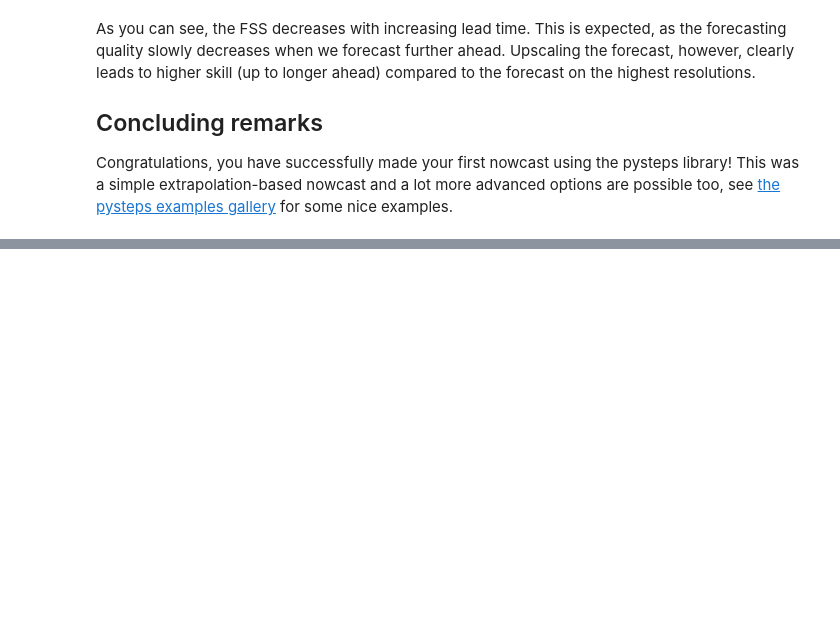
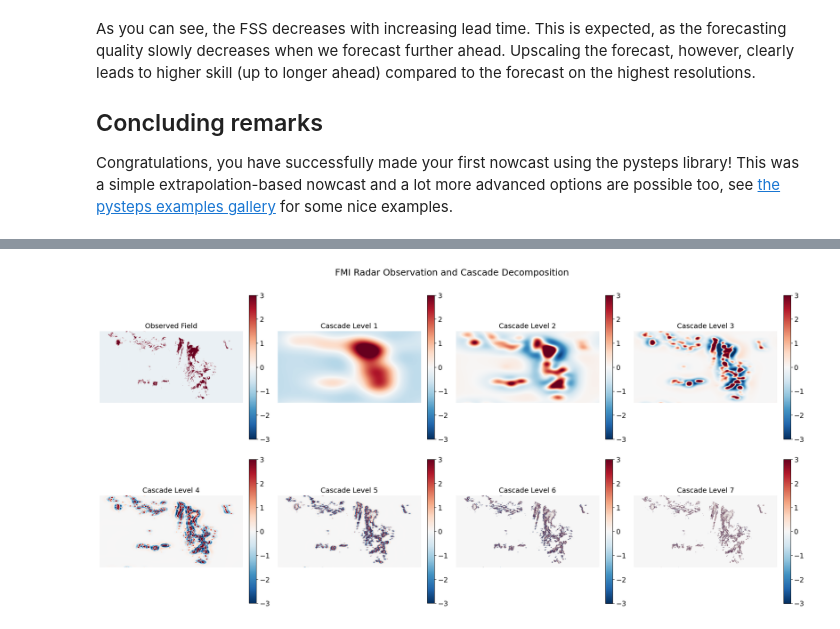
Before and after one commit to anhilator666/weather, a Jupyter notebook: examples/my_first_nowcast.ipynb, the cells around one changed output, grey strips where cells are left out. Saved outputs shown, nothing was run; the diff lists cells and outputs as text; code cells hidden in the pictures; blank space fills up the shorter version.

```diff
--- a/examples/my_first_nowcast.ipynb
+++ b/examples/my_first_nowcast.ipynb
@@ -600,0 +617,10 @@ plt.show()
+# %%
+decomp = decomposition.decomposition_fft(
+    R_dbr_field,
+    filters,
+    compute_stats=True
+)
+
+R_c = decomp["cascade_levels"]
+
+print("Cascade levels shape:", R_c.shape)
@@ -600,0 +650,7 @@ plt.show()
+# %%
+for i in range(7):
+    print(
+        f"Level {i+1}: "
+        f"mean={np.nanmean(R_c_normalized[i]):.4f}, "
+        f"std={np.nanstd(R_c_normalized[i]):.4f}"
+    )
@@ -600,0 +665,77 @@ plt.show()
+# %%
+import matplotlib.pyplot as plt
+import numpy as np
+
+# Number of cascade levels
+num_levels = R_c_normalized.shape[0]
+
+# Observed field + cascade levels
+num_plots = num_levels + 1
+
+# 4 plots per row
+ncols = 4
+nrows = (num_plots + ncols - 1) // ncols
+
+fig, axes = plt.subplots(
+    nrows,
+    ncols,
+    figsize=(20, 5 * nrows)
+)
+
+axes = np.atleast_1d(axes).flatten()
+
+# -----------------------------
+# Observed field
+# -----------------------------
+
+im = axes[0].imshow(
+    R_dbr_field_normalized,
+    cmap="RdBu_r",
+    vmin=-3,
+    vmax=3
+)
+
+axes[0].set_title("Observed Field")
+axes[0].axis("off")
+
+fig.colorbar(im, ax=axes[0], fraction=0.046, pad=0.04)
+
+# -----------------------------
+# Cascade levels
+# -----------------------------
+
+for i in range(num_levels):
+
+    im = axes[i + 1].imshow(
+        R_c_normalized[i],
+        cmap="RdBu_r",
+        vmin=-3,
+        vmax=3
+    )
+
+    axes[i + 1].set_title(
+        f"Cascade Level {i + 1}"
+    )
+
+    axes[i + 1].axis("off")
+
+    fig.colorbar(
+        im,
+        ax=axes[i + 1],
+        fraction=0.046,
+        pad=0.04
+    )
+
+# Remove unused plots
+for i in range(num_plots, len(axes)):
+    fig.delaxes(axes[i])
+
+plt.suptitle(
+    "FMI Radar Observation and Cascade Decomposition",
+    fontsize=18
+)
+
+plt.tight_layout()
+plt.show()
+# %% [output]
+[figure, added]
```
Also changed, not shown: parts of 18 cells of this notebook.
